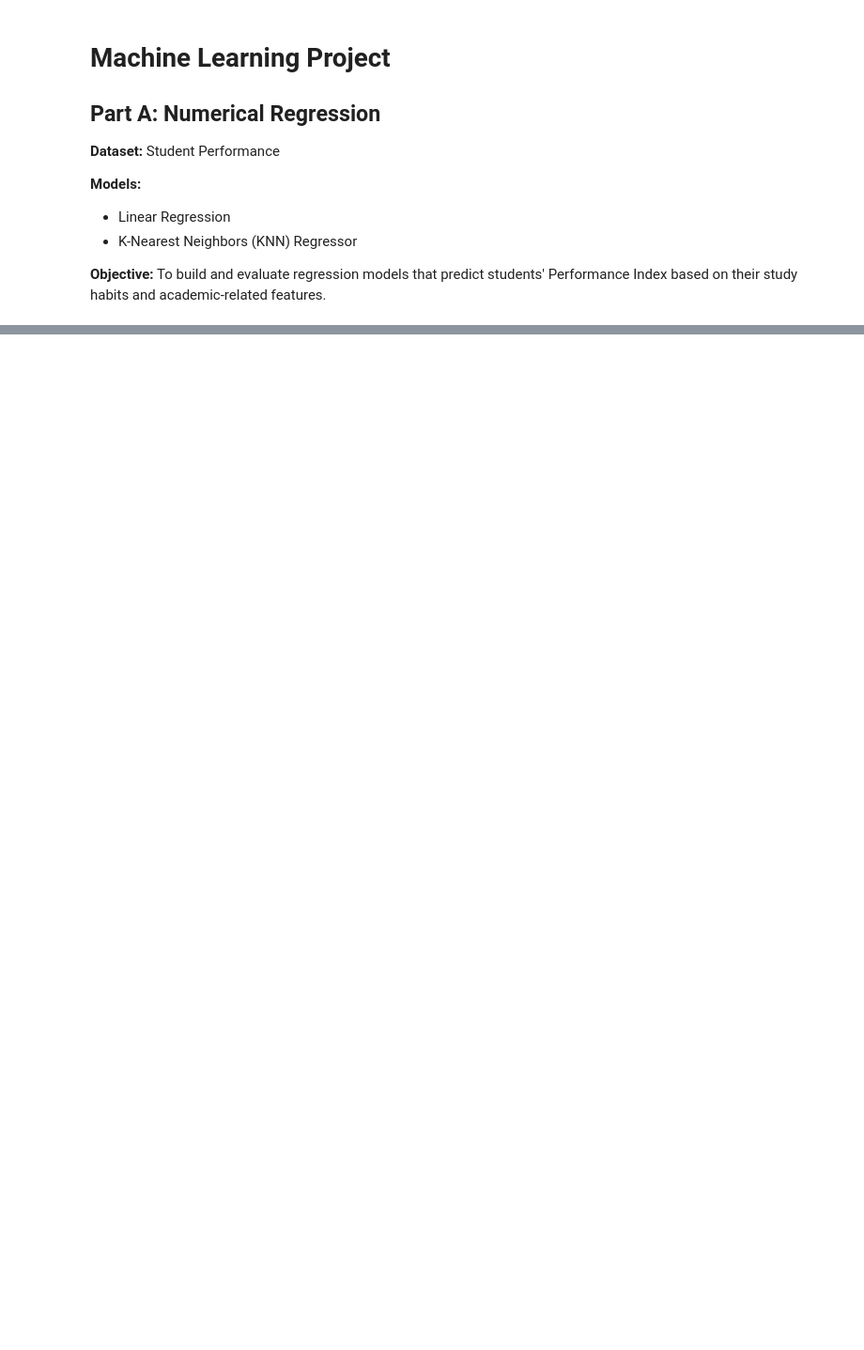
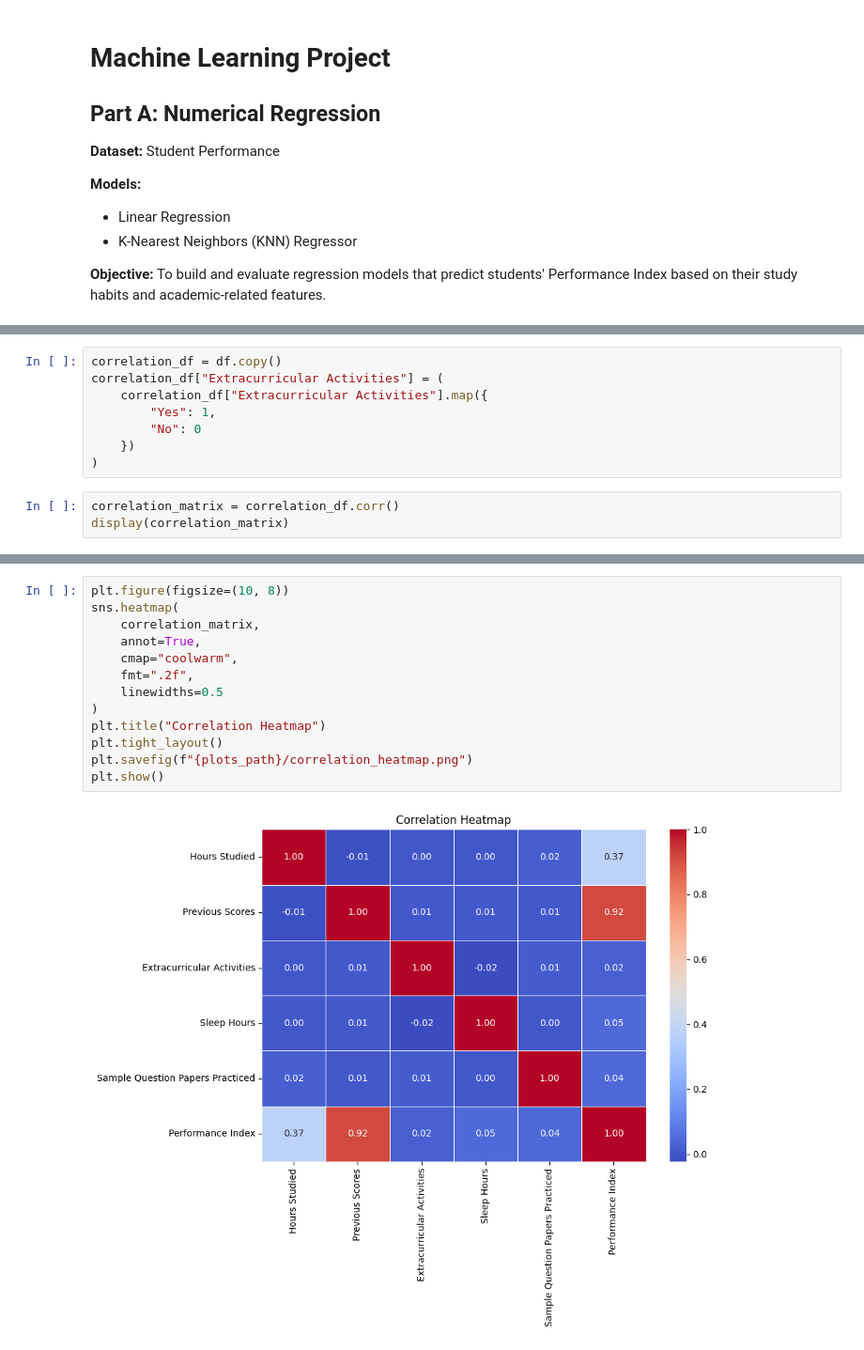
Before and after one commit to janamaher30/Machine-Learning-Project-, a Jupyter notebook: Part_A_Regression.ipynb, the cells around one changed output, grey strips where cells are left out. Shown at 94% size. Saved outputs shown, nothing was run; the diff lists cells and outputs as text; blank space fills up the shorter version.

```diff
--- a/Part_A_Regression.ipynb
+++ b/Part_A_Regression.ipynb
@@ -38,0 +153,11 @@ Shape: (10000, 6)
+# %%
+correlation_df = df.copy()
+correlation_df["Extracurricular Activities"] = (
+    correlation_df["Extracurricular Activities"].map({
+        "Yes": 1,
+        "No": 0
+    })
+)
+# %%
+correlation_matrix = correlation_df.corr()
+display(correlation_matrix)
@@ -38,0 +172,15 @@ Shape: (10000, 6)
+# %%
+plt.figure(figsize=(10, 8))
+sns.heatmap(
+    correlation_matrix,
+    annot=True,
+    cmap="coolwarm",
+    fmt=".2f",
+    linewidths=0.5
+)
+plt.title("Correlation Heatmap")
+plt.tight_layout()
+plt.savefig(f"{plots_path}/correlation_heatmap.png")
+plt.show()
+# %% [output]
+[figure, added]
```
Also changed, not shown: parts of 26 cells of this notebook.
